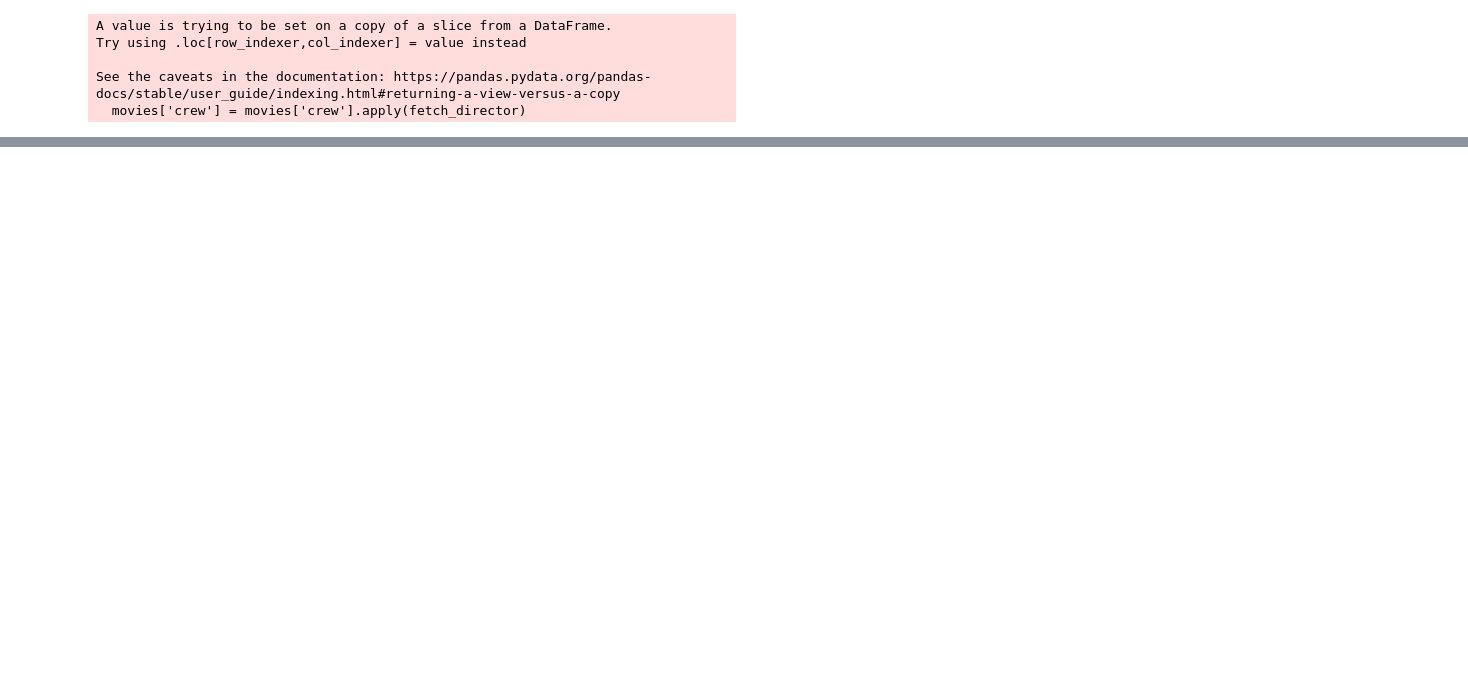
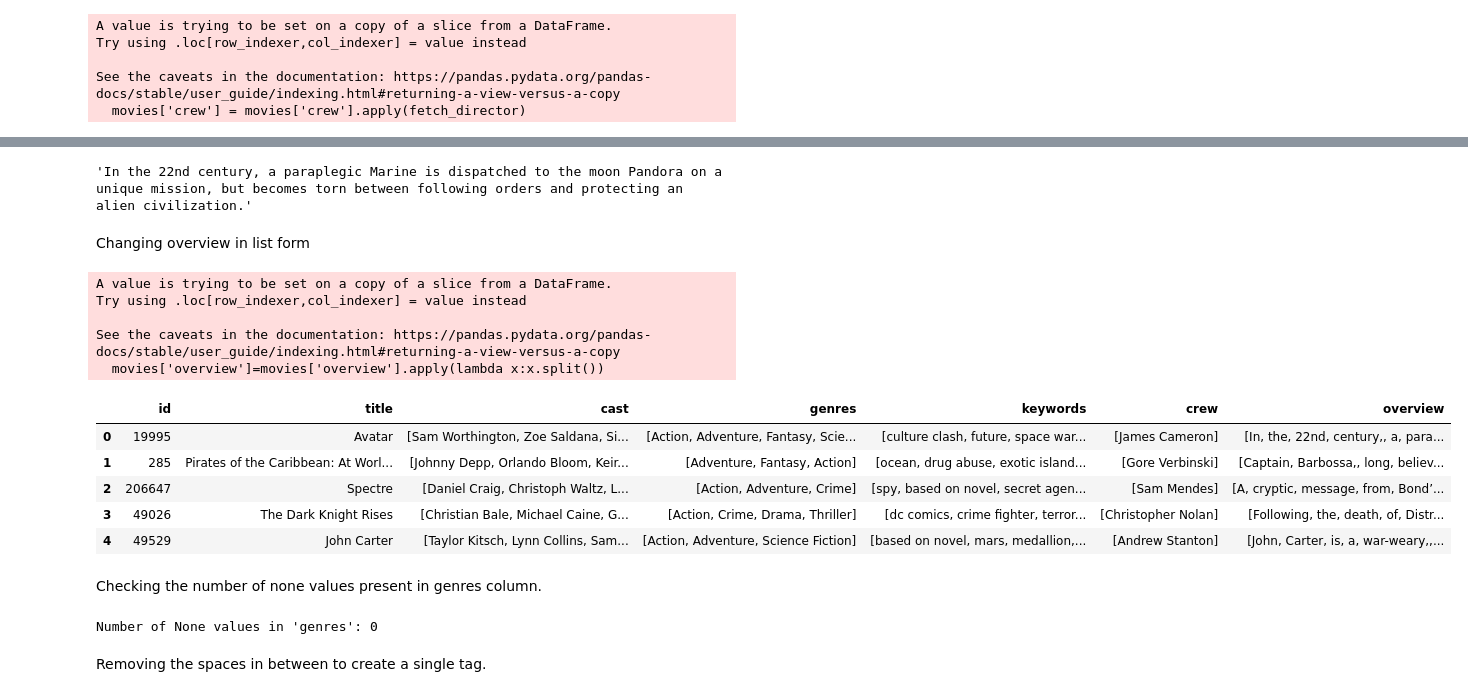
Before and after one commit to apexapaudel484/Web-scraping, a Jupyter notebook: recommendation/recommendation_system.ipynb, the cells around one changed output, grey strips where cells are left out. Cells and saved outputs as stored; diff of their text form; code cells hidden in the pictures; blank space fills up the shorter version.

```diff
--- a/recommendation/recommendation_system.ipynb
+++ b/recommendation/recommendation_system.ipynb
@@ -204,10 +219,3 @@ movies['crew'][0]
 '[{"credit_id": "52fe48009251416c750aca23", "department": "Editing", "gender": 0, "id": 1721, "job": "Editor", "name": "Stephen E. Rivkin"}, {"credit_id": "539c47ecc3a36810e3001f87", "department": "Ar ...
 # %% [markdown]
 taking job as the basis
-# %%
-'''def fetch_director(text):
-    L = []
-    for i in ast.literal_eval(text):
-        if i['job'] == 'Director':
-            L.append(i['name'])
-        return L'''
@@ -246 +252,43 @@ movies
 4805 rows × 7 columns
+# %%
+movies['overview'][0]
+# %% [output]
+'In the 22nd century, a paraplegic Marine is dispatched to the moon Pandora on a unique mission, but becomes torn between following orders and protecting an alien civilization.'
+# %% [markdown]
+Changing overview in list form
+# %%
+movies['overview']=movies['overview'].apply(lambda x:x.split())
+# %% [output]
+A value is trying to be set on a copy of a slice from a DataFrame.
+Try using .loc[row_indexer,col_indexer] = value instead
+
+See the caveats in the documentation: https://pandas.pydata.org/pandas-docs/stable/user_guide/indexing.html#returning-a-view-versus-a-copy
+  movies['overview']=movies['overview'].apply(lambda x:x.split())
+# %%
+movies.head()
+# %% [output]
+|  | id | title | cast | genres | keywords | crew | overview |
+| 0 | 19995 | Avatar | [Sam Worthington, Zoe Saldana, Si... | [Action, Adventure, Fantasy, Scie... | [culture clash, future, space war... | [James Cameron] | [In, the, 22nd, century,, a, para... |
+| 1 | 285 | Pirates of the Caribbean: At Worl... | [Johnny Depp, Orlando Bloom, Keir... | [Adventure, Fantasy, Action] | [ocean, drug abuse, exotic island... | [Gore Verbinski] | [Captain, Barbossa,, long, believ... |
+| 2 | 206647 | Spectre | [Daniel Craig, Christoph Waltz, L... | [Action, Adventure, Crime] | [spy, based on novel, secret agen... | [Sam Mendes] | [A, cryptic, message, from, Bond’... |
+| 3 | 49026 | The Dark Knight Rises | [Christian Bale, Michael Caine, G... | [Action, Crime, Drama, Thriller] | [dc comics, crime fighter, terror... | [Christopher Nolan] | [Following, the, death, of, Distr... |
+| 4 | 49529 | John Carter | [Taylor Kitsch, Lynn Collins, Sam... | [Action, Adventure, Science Fiction] | [based on novel, mars, medallion,... | [Andrew Stanton] | [John, Carter, is, a, war-weary,,... |
+# %% [markdown]
+Checking the number of none values present in genres column.
+# %%
+none_count = 0  # Initialize the count of None values
+
+# Assuming movies['genres'] contains lists
+for genre_list in movies['genres']:
+    if genre_list is None:
+        none_count += 1  # Increment the count if the genre_list itself is None
+    else:
+        for genre in genre_list:
+            if genre is None:
+                none_count += 1  # Increment the count when a None value is found within the list
+
+print("Number of None values in 'genres':", none_count)
+# %% [output]
+Number of None values in 'genres': 0
+# %% [markdown]
+Removing the spaces in between to create a single tag.
```
Also changed, not shown: parts of 10 cells of this notebook.
